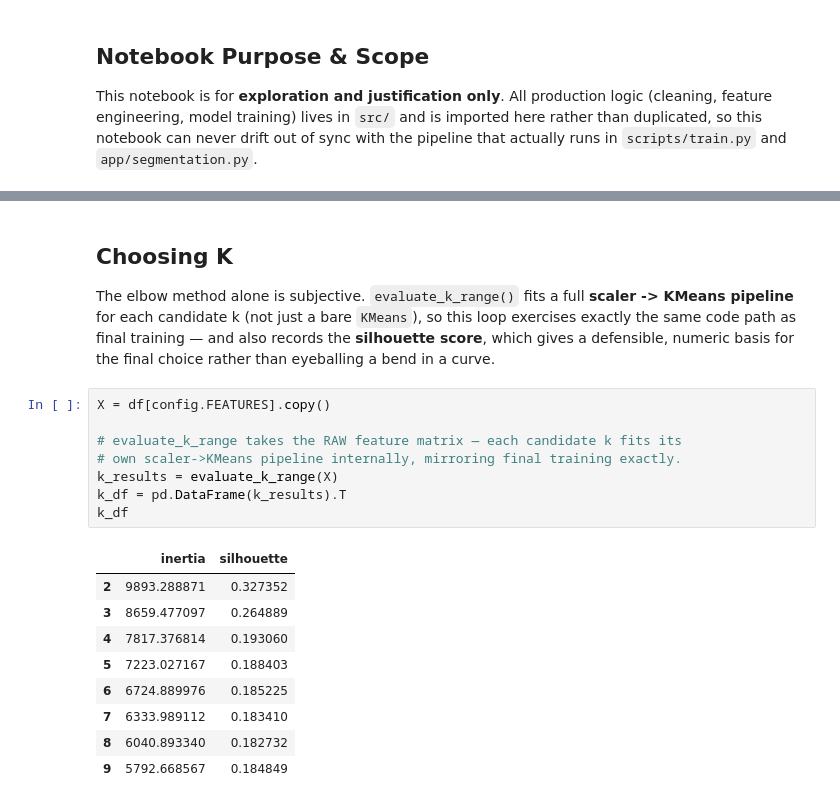
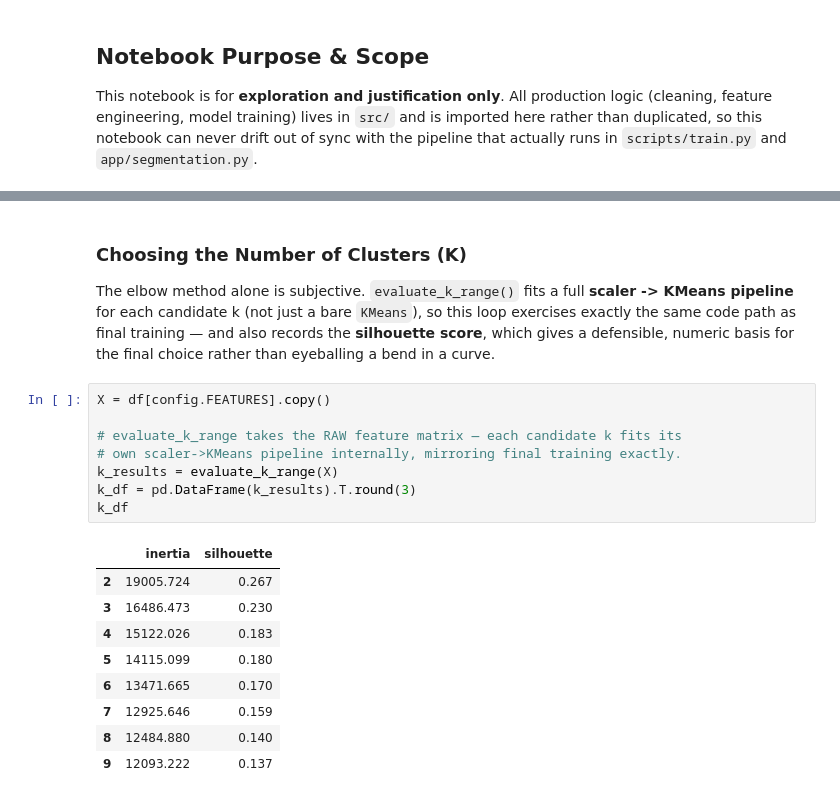
Before and after one commit to Ampofowaa/CustomerSegmentation_Project, a Jupyter notebook: notebooks/Analysis_Model.ipynb, the cells around one changed output, grey strips where cells are left out. Drawn from its saved outputs; the diff is of its cells as text.

```diff
--- a/notebooks/Analysis_Model.ipynb
+++ b/notebooks/Analysis_Model.ipynb
@@ -169,22 +801,22 @@ plt.show()
 # %% [markdown]
-## Choosing K
+### Choosing the Number of Clusters (K)
 
 The elbow method alone is subjective. `evaluate_k_range()` fits a full **scaler -> KMeans pipeline** for each candidate k (not just a bare `KMeans`), so this loop exercises exactly the same code path as final training — and also records the **silhouette score**, which gives a defensible, numeric basis for the final choice rather than eyeballing a bend in a curve.
 # %%
 X = df[config.FEATURES].copy()
 
 # evaluate_k_range takes the RAW feature matrix — each candidate k fits its
 # own scaler->KMeans pipeline internally, mirroring final training exactly.
 k_results = evaluate_k_range(X)
-k_df = pd.DataFrame(k_results).T
+k_df = pd.DataFrame(k_results).T.round(3)
 k_df
 # %% [output]
 |  | inertia | silhouette |
-| 2 | 9893.288871 | 0.327352 |
-| 3 | 8659.477097 | 0.264889 |
-| 4 | 7817.376814 | 0.193060 |
-| 5 | 7223.027167 | 0.188403 |
-| 6 | 6724.889976 | 0.185225 |
-| 7 | 6333.989112 | 0.183410 |
-| 8 | 6040.893340 | 0.182732 |
-| 9 | 5792.668567 | 0.184849 |
+| 2 | 19005.724 | 0.267 |
+| 3 | 16486.473 | 0.230 |
+| 4 | 15122.026 | 0.183 |
+| 5 | 14115.099 | 0.180 |
+| 6 | 13471.665 | 0.170 |
+| 7 | 12925.646 | 0.159 |
+| 8 | 12484.880 | 0.140 |
+| 9 | 12093.222 | 0.137 |
```
Also changed, not shown: parts of 137 cells of this notebook, 15 other files.
